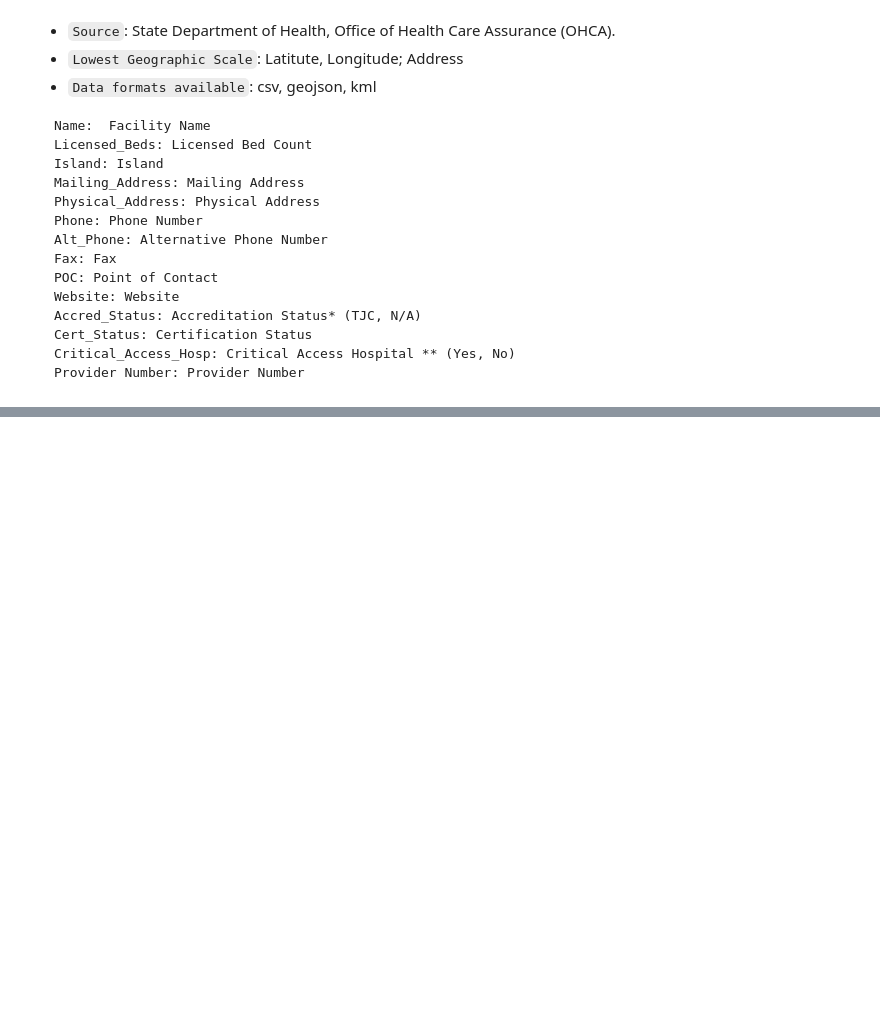
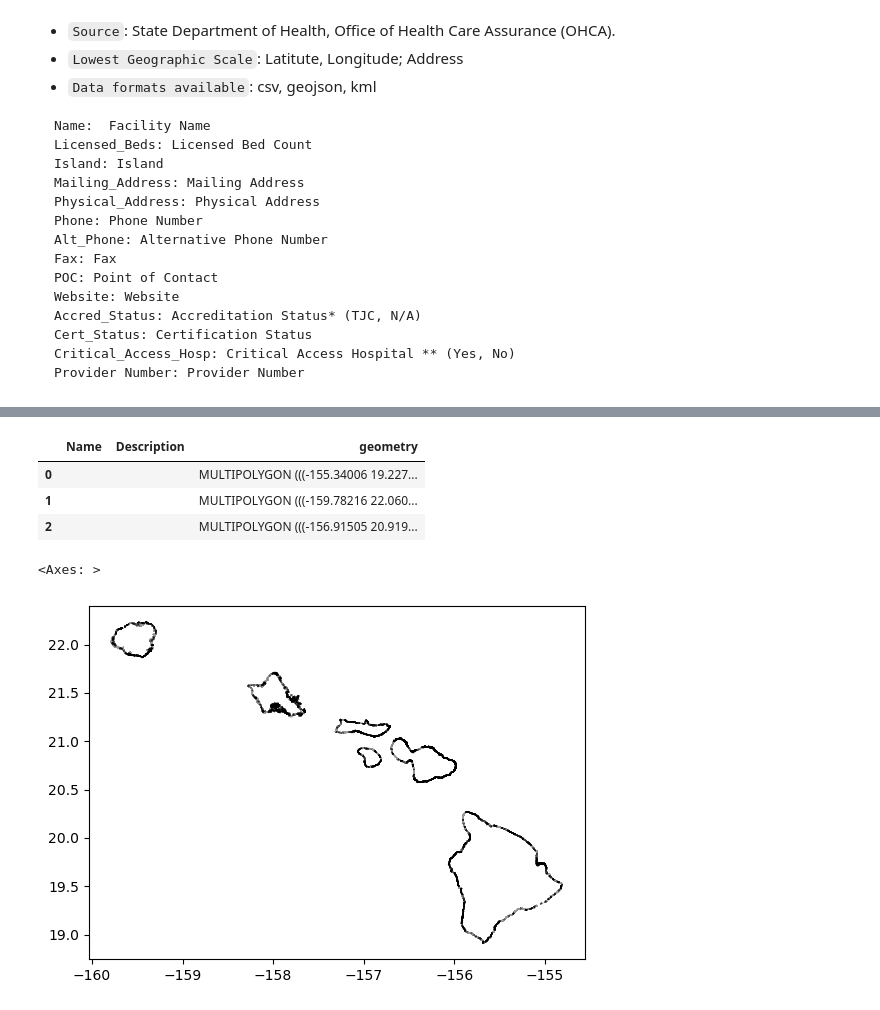
Before and after one commit to mahdi-b/Kanehekili, a Jupyter notebook: Current datasets.ipynb, the cells around one changed output, grey strips where cells are left out. Saved outputs shown, nothing was run; the diff lists cells and outputs as text; code cells hidden in the pictures; blank space fills up the shorter version.

```diff
--- a/Current datasets.ipynb
+++ b/Current datasets.ipynb
@@ -41,0 +311,14 @@ data.head(3)
+# %%
+data11 = gpd.read_file('data/sea_level_rise_exposure/2.0ft/SLR_Exposure_Area_-_2.0_Ft._Scenario.kml')
+data11.head(3)
+# %% [output]
+|  | Name | Description | geometry |
+| 0 |  |  | MULTIPOLYGON (((-155.34006 19.227... |
+| 1 |  |  | MULTIPOLYGON (((-159.78216 22.060... |
+| 2 |  |  | MULTIPOLYGON (((-156.91505 20.919... |
+# %%
+data12 = gpd.read_file('data/sea_level_rise_exposure/2.0ft/SLR_Exposure_Area_-_2.0_Ft._Scenario_ShapeFile')
+data12.plot(alpha=.4, color='gray', edgecolor='black')
+# %% [output]
+<Axes: >
+[figure, added]
```
Also changed, not shown: parts of 36 cells of this notebook.
